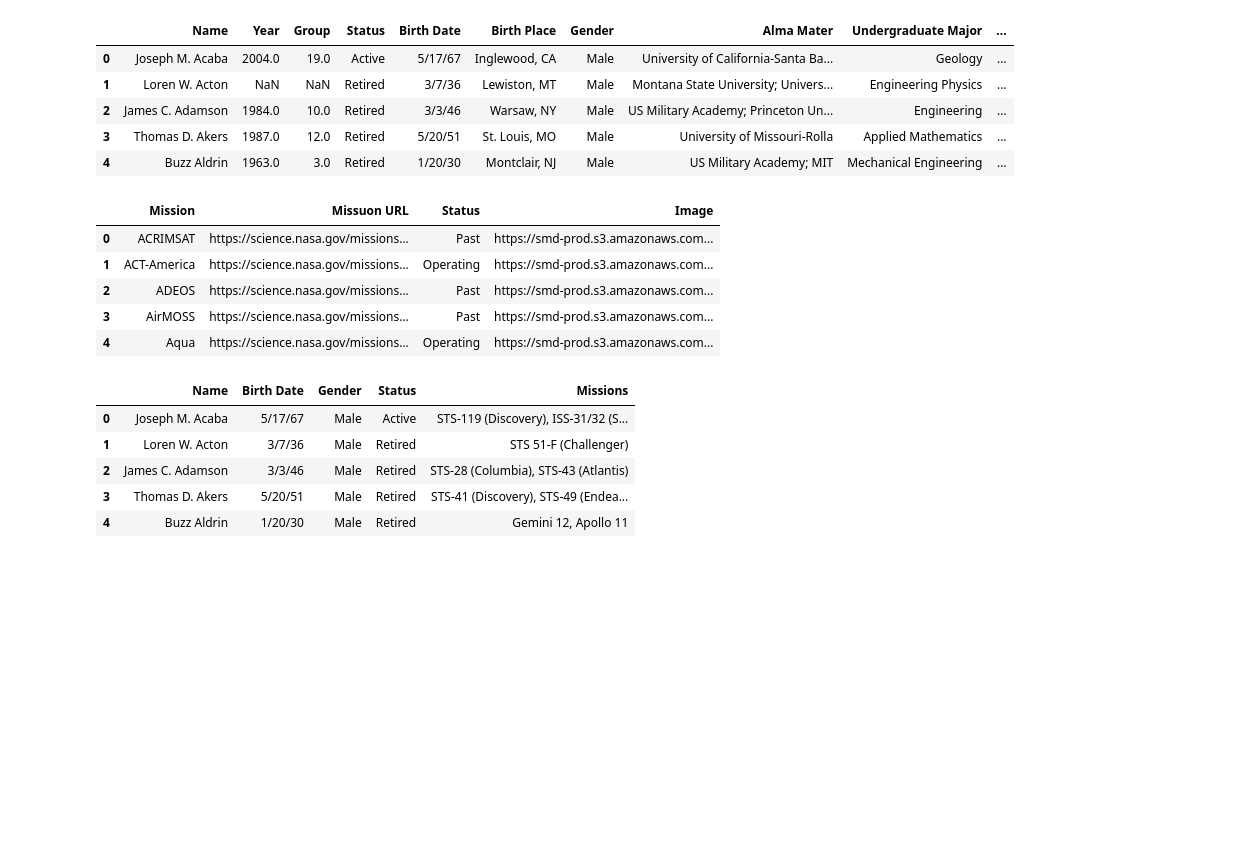
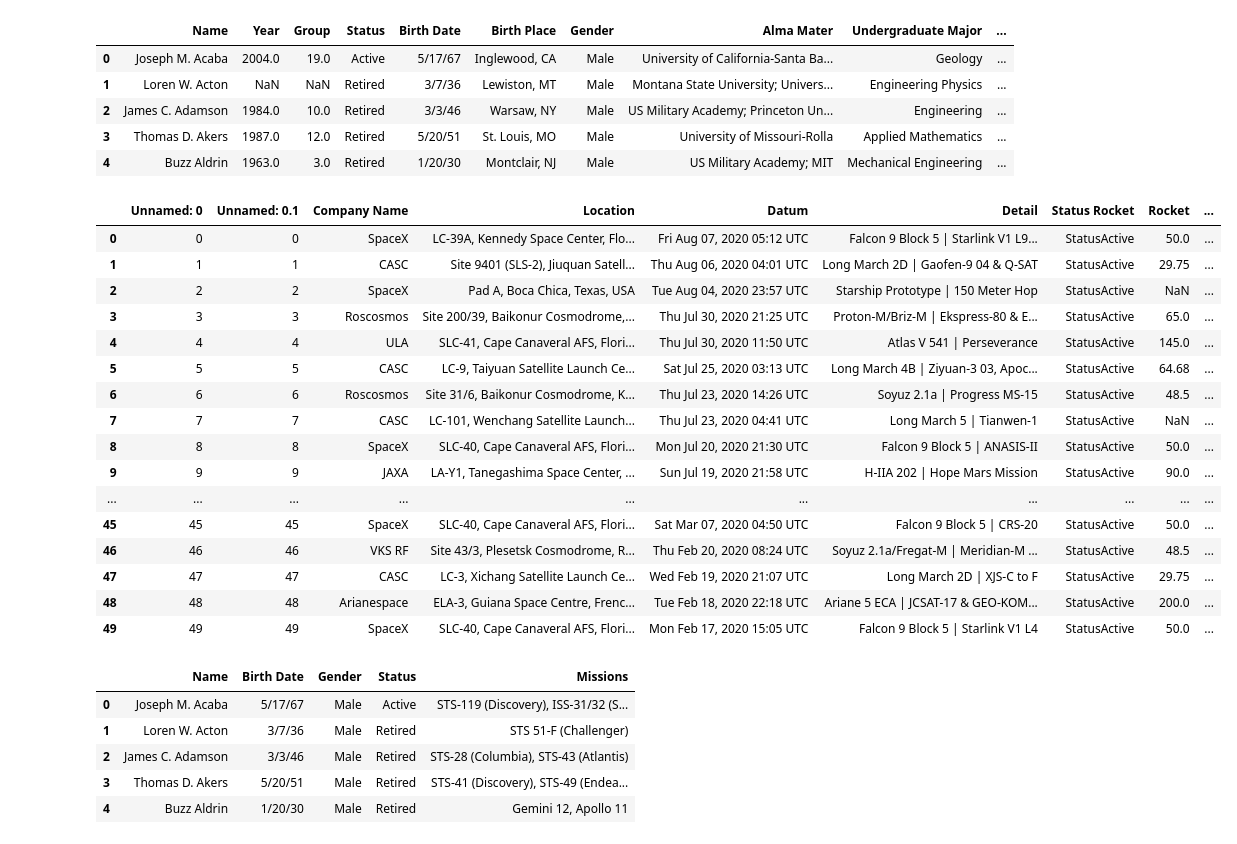
Before and after one commit to bbruzos/ETL-Project, a Jupyter notebook: ETL_Script.ipynb, the cells around one changed output. Saved outputs shown, nothing was run; the diff lists cells and outputs as text; code cells hidden in the pictures; blank space fills up the shorter version.

```diff
--- a/ETL_Script.ipynb
+++ b/ETL_Script.ipynb
@@ -13,16 +14,27 @@ astro_df.head()
 | 3 | Thomas D. Akers | 1987.0 | 12.0 | Retired | 5/20/51 | St. Louis, MO | Male | University of Missouri-Rolla | Applied Mathematics | ... |
 | 4 | Buzz Aldrin | 1963.0 | 3.0 | Retired | 1/20/30 | Montclair, NJ | Male | US Military Academy; MIT | Mechanical Engineering | ... |
 # %%
-file_to_load= "csv_data/science_missions.csv"
-missions_df= pd.read_csv(file_to_load)
-missions_df.head()
+file_to_load= "csv_data/Space_Corrected.csv"
+space_df= pd.read_csv(file_to_load)
+space_df.head(50)
 # %% [output]
-|  | Mission | Missuon URL | Status | Image |
-| 0 | ACRIMSAT | https://science.nasa.gov/missions... | Past | https://smd-prod.s3.amazonaws.com... |
-| 1 | ACT-America | https://science.nasa.gov/missions... | Operating | https://smd-prod.s3.amazonaws.com... |
-| 2 | ADEOS | https://science.nasa.gov/missions... | Past | https://smd-prod.s3.amazonaws.com... |
-| 3 | AirMOSS | https://science.nasa.gov/missions... | Past | https://smd-prod.s3.amazonaws.com... |
-| 4 | Aqua | https://science.nasa.gov/missions... | Operating | https://smd-prod.s3.amazonaws.com... |
+|  | Unnamed: 0 | Unnamed: 0.1 | Company Name | Location | Datum | Detail | Status Rocket | Rocket | ... |
+| 0 | 0 | 0 | SpaceX | LC-39A, Kennedy Space Center, Flo... | Fri Aug 07, 2020 05:12 UTC | Falcon 9 Block 5 | Starlink V1 L9... | StatusActive | 50.0 | ... |
+| 1 | 1 | 1 | CASC | Site 9401 (SLS-2), Jiuquan Satell... | Thu Aug 06, 2020 04:01 UTC | Long March 2D | Gaofen-9 04 & Q-SAT | StatusActive | 29.75 | ... |
+| 2 | 2 | 2 | SpaceX | Pad A, Boca Chica, Texas, USA | Tue Aug 04, 2020 23:57 UTC | Starship Prototype | 150 Meter Hop | StatusActive | NaN | ... |
+| 3 | 3 | 3 | Roscosmos | Site 200/39, Baikonur Cosmodrome,... | Thu Jul 30, 2020 21:25 UTC | Proton-M/Briz-M | Ekspress-80 & E... | StatusActive | 65.0 | ... |
+| 4 | 4 | 4 | ULA | SLC-41, Cape Canaveral AFS, Flori... | Thu Jul 30, 2020 11:50 UTC | Atlas V 541 | Perseverance | StatusActive | 145.0 | ... |
+| 5 | 5 | 5 | CASC | LC-9, Taiyuan Satellite Launch Ce... | Sat Jul 25, 2020 03:13 UTC | Long March 4B | Ziyuan-3 03, Apoc... | StatusActive | 64.68 | ... |
+| 6 | 6 | 6 | Roscosmos | Site 31/6, Baikonur Cosmodrome, K... | Thu Jul 23, 2020 14:26 UTC | Soyuz 2.1a | Progress MS-15 | StatusActive | 48.5 | ... |
+| 7 | 7 | 7 | CASC | LC-101, Wenchang Satellite Launch... | Thu Jul 23, 2020 04:41 UTC | Long March 5 | Tianwen-1 | StatusActive | NaN | ... |
+| 8 | 8 | 8 | SpaceX | SLC-40, Cape Canaveral AFS, Flori... | Mon Jul 20, 2020 21:30 UTC | Falcon 9 Block 5 | ANASIS-II | StatusActive | 50.0 | ... |
+| 9 | 9 | 9 | JAXA | LA-Y1, Tanegashima Space Center, ... | Sun Jul 19, 2020 21:58 UTC | H-IIA 202 | Hope Mars Mission | StatusActive | 90.0 | ... |
+| ... | ... | ... | ... | ... | ... | ... | ... | ... | ... |
+| 45 | 45 | 45 | SpaceX | SLC-40, Cape Canaveral AFS, Flori... | Sat Mar 07, 2020 04:50 UTC | Falcon 9 Block 5 | CRS-20 | StatusActive | 50.0 | ... |
+| 46 | 46 | 46 | VKS RF | Site 43/3, Plesetsk Cosmodrome, R... | Thu Feb 20, 2020 08:24 UTC | Soyuz 2.1a/Fregat-M | Meridian-M ... | StatusActive | 48.5 | ... |
+| 47 | 47 | 47 | CASC | LC-3, Xichang Satellite Launch Ce... | Wed Feb 19, 2020 21:07 UTC | Long March 2D | XJS-C to F | StatusActive | 29.75 | ... |
+| 48 | 48 | 48 | Arianespace | ELA-3, Guiana Space Centre, Frenc... | Tue Feb 18, 2020 22:18 UTC | Ariane 5 ECA | JCSAT-17 & GEO-KOM... | StatusActive | 200.0 | ... |
+| 49 | 49 | 49 | SpaceX | SLC-40, Cape Canaveral AFS, Flori... | Mon Feb 17, 2020 15:05 UTC | Falcon 9 Block 5 | Starlink V1 L4 | StatusActive | 50.0 | ... |
 # %%
 new_astro_df= astro_df[['Name','Birth Date', 'Gender', 'Status', 'Missions']].copy()
 new_astro_df.head()
```
Also changed, not shown: parts of 2 cells of this notebook.
